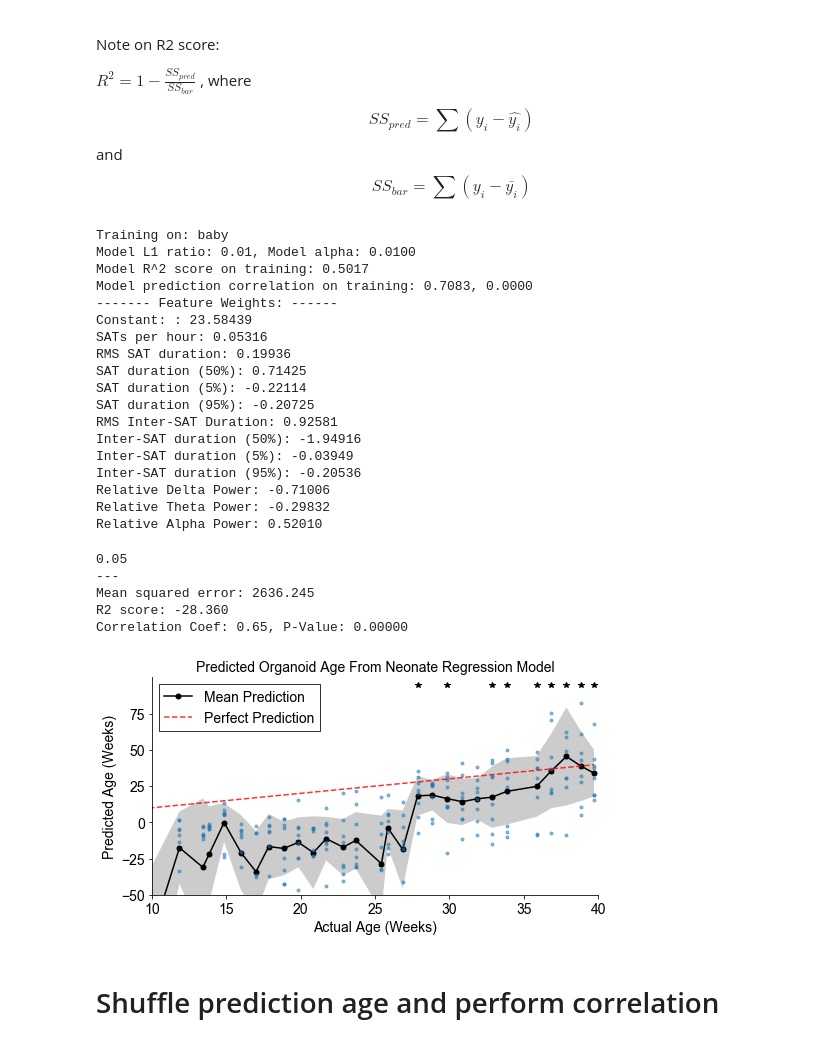
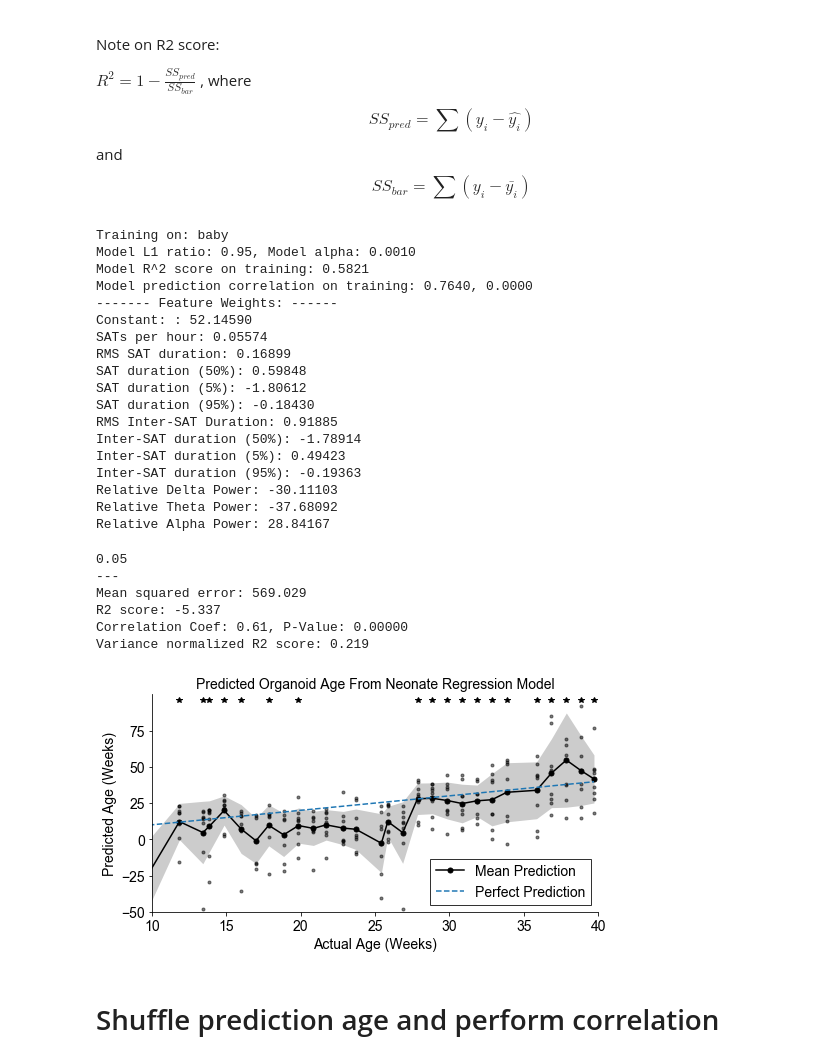
Before and after one commit to voytekresearch/OscillatoryOrganoids, a Jupyter notebook: organoid_EEG_age_regression.ipynb, the cells around one changed output. Saved outputs shown, nothing was run; the diff lists cells and outputs as text; code cells hidden in the pictures.

```diff
--- a/organoid_EEG_age_regression.ipynb
+++ b/organoid_EEG_age_regression.ipynb
@@ -66,9 +66,9 @@ def predict_on_testset(model, x_test, y_test, figsize=(6,3)):
 
     # plot prediction mean & std
     plot_mean_pred(model.predict(x_test), y_test)
-    plt.plot(y_test, y_pred, '.', alpha=0.5)
+    plt.plot(y_test, y_pred, '.k', alpha=0.5)
     YL = plt.ylim()
-    plt.plot(y_test, y_test, 'r--', label='Perfect Prediction', alpha=0.8)
+    plt.plot(y_test, y_test, '--', label='Perfect Prediction', alpha=1)
     plt.xlabel('Actual Age (Weeks)')
     plt.ylabel('Predicted Age (Weeks)')
     plt.ylim(YL);
@@ -333,7 +333,7 @@ train_x, train_y, train_id, test_x, test_y, test_id = get_preproc_datasets(
 # cross-validation iterator
 if train_set is 'baby':
     n_splits = 200
-    val_size = 0.25
+    val_size = 0.4
     cv_splitter = model_selection.GroupShuffleSplit(
         n_splits=n_splits, test_size=val_size).split(train_x, train_y, train_id)
 elif train_set is 'organoid':
@@ -341,10 +341,9 @@ elif train_set is 'organoid':
     cv_splitter = model_selection.LeavePGroupsOut(
         n_groups=val_size).split(train_x, train_y, train_id)
 
-
-# elastic net
-l1_ratios = np.arange(0.01,0.5,0.05)
-alphas = np.logspace(-2, 1, 20)
+# elastic net with grid search on alpha and L1_ratio
+l1_ratios = np.arange(0.05,1,0.05)
+alphas = np.logspace(-3, 1, 20)
 model = linear_model.ElasticNetCV(l1_ratio=l1_ratios, alphas=alphas, cv=cv_splitter, normalize=False)
 
 # fit
@@ -355,42 +354,45 @@ print('Model prediction correlation on training: %.4f, %.4f'%stats.pearsonr(mode
 print_model_weights(model, np.array(feat_names)[feat_subset])
 # %% [output]
 Training on: baby
-Model L1 ratio: 0.01, Model alpha: 0.0100
-Model R^2 score on training: 0.5017
-Model prediction correlation on training: 0.7083, 0.0000
+Model L1 ratio: 0.95, Model alpha: 0.0010
+Model R^2 score on training: 0.5821
+Model prediction correlation on training: 0.7640, 0.0000
 ------- Feature Weights: ------
-Constant: : 23.58439
-SATs per hour: 0.05316
-RMS SAT duration: 0.19936
-SAT duration (50%): 0.71425
-SAT duration (5%): -0.22114
-SAT duration (95%): -0.20725
-RMS Inter-SAT Duration: 0.92581
-Inter-SAT duration (50%): -1.94916
-Inter-SAT duration (5%): -0.03949
-Inter-SAT duration (95%): -0.20536
-Relative Delta Power: -0.71006
-Relative Theta Power: -0.29832
-Relative Alpha Power: 0.52010
+Constant: : 52.14590
+SATs per hour: 0.05574
+RMS SAT duration: 0.16899
+SAT duration (50%): 0.59848
+SAT duration (5%): -1.80612
+SAT duration (95%): -0.18430
+RMS Inter-SAT Duration: 0.91885
+Inter-SAT duration (50%): -1.78914
+Inter-SAT duration (5%): 0.49423
+Inter-SAT duration (95%): -0.19363
+Relative Delta Power: -30.11103
+Relative Theta Power: -37.68092
+Relative Alpha Power: 28.84167
 # %%
 # do prediction
 predict_on_testset(model, test_x, test_y, figsize=(8,4))
+predicted_y = model.predict(test_x)
+print('Variance normalized R2 score: %.3f'%r2_score(stats.zscore(test_y), stats.zscore(predicted_y)))
 plt.ylim([-50, 100])
 plt.yticks(range(-50,100,25))
 plt.xlabel('Actual Age (Weeks)')
 plt.ylabel('Predicted Age (Weeks)')
-plt.legend(loc='best')
 plt.xlim([10, 40])
 plt.title('Predicted Organoid Age From Neonate Regression Model', fontsize=14);
+plt.legend(loc='lower right')
 plt.gca().spines['right'].set_visible(False);plt.gca().spines['top'].set_visible(False);
 plt.savefig(fig_saveout + '6_ageprediction.pdf', bbox_inches = 'tight')
 # %% [output]
 0.05
 ---
-Mean squared error: 2636.245
-R2 score: -28.360
-Correlation Coef: 0.65, P-Value: 0.00000
+Mean squared error: 569.029
+R2 score: -5.337
+Correlation Coef: 0.61, P-Value: 0.00000
+Variance normalized R2 score: 0.219
-[figure, old version]
+[figure, new version]
 # %% [markdown]
 # Shuffle prediction age and perform correlation
 # %%
```
Also changed, not shown: parts of 2 cells of this notebook, 1 other file.
